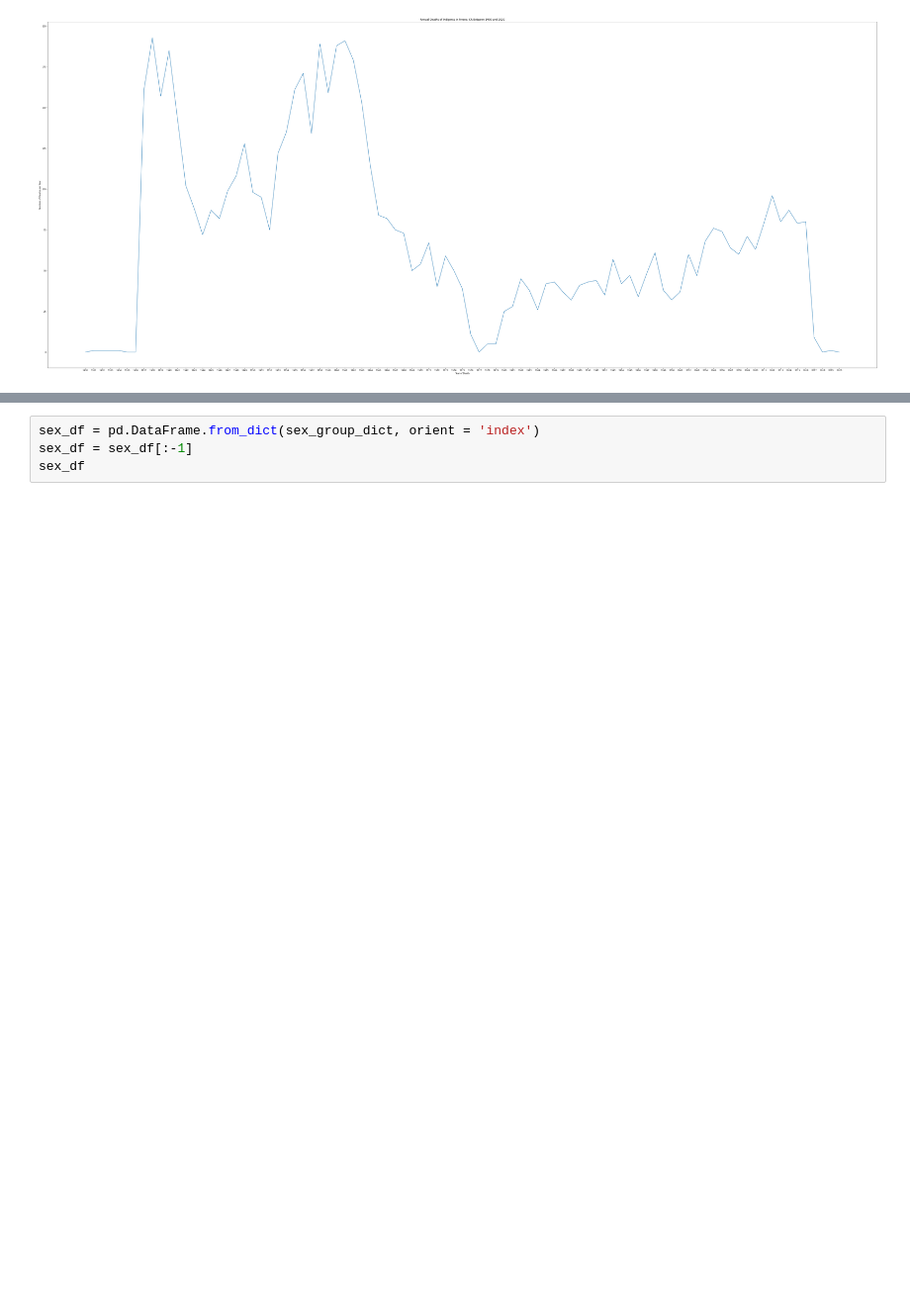
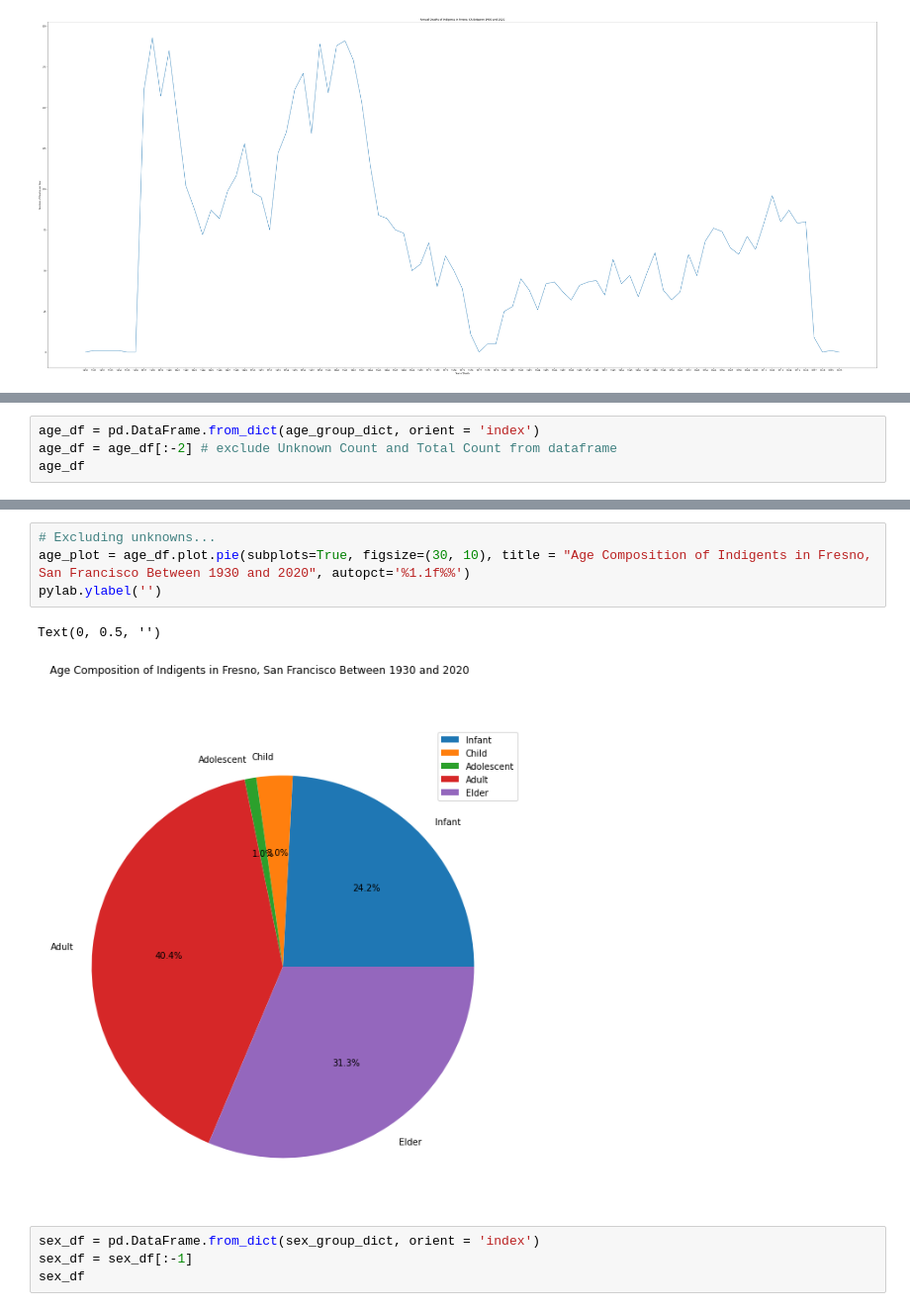
Before and after one commit to larakaracasu/Indigent-Burial-Analysis, a Jupyter notebook: web-scraping/fresno-scraping/fresno_analysis_visuals.ipynb, the cells around one changed output, grey strips where cells are left out. Shown at 99% size. Saved outputs shown, nothing was run; the diff lists cells and outputs as text; blank space fills up the shorter version.

```diff
--- a/web-scraping/fresno-scraping/fresno_analysis_visuals.ipynb
+++ b/web-scraping/fresno-scraping/fresno_analysis_visuals.ipynb
@@ -159,0 +164,4 @@ Text(0, 0.5, '')
+# %%
+age_df = pd.DataFrame.from_dict(age_group_dict, orient = 'index')
+age_df = age_df[:-2] # exclude Unknown Count and Total Count from dataframe
+age_df
@@ -160,3 +175,10 @@ Text(0, 0.5, '')
+# %%
+# Excluding unknowns...
+age_plot = age_df.plot.pie(subplots=True, figsize=(30, 10), title = "Age Composition of Indigents in Fresno, San Francisco Between 1930 and 2020", autopct='%1.1f%%')
+pylab.ylabel('')
+# %% [output]
+Text(0, 0.5, '')
+[figure, added]
 # %%
 sex_df = pd.DataFrame.from_dict(sex_group_dict, orient = 'index')
 sex_df = sex_df[:-1]
```
Also changed, not shown: parts of 6 cells of this notebook.
